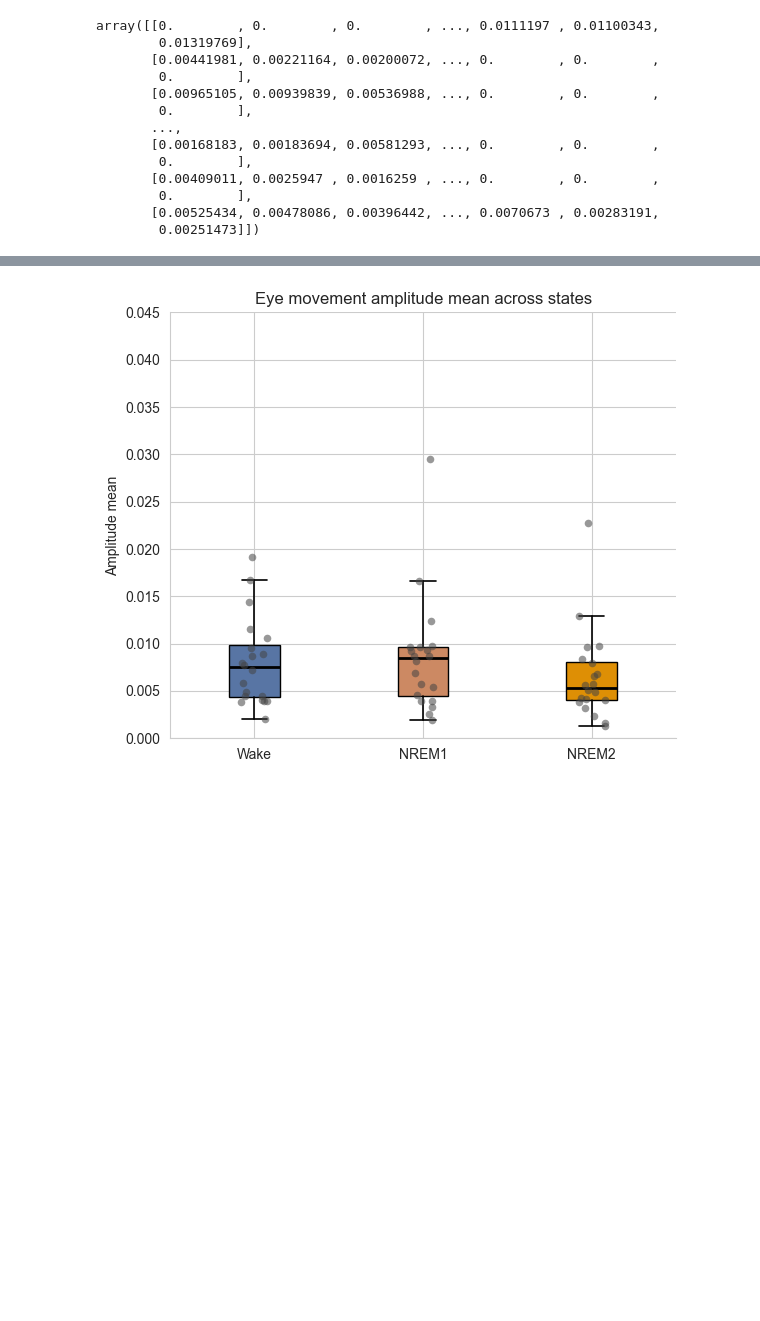
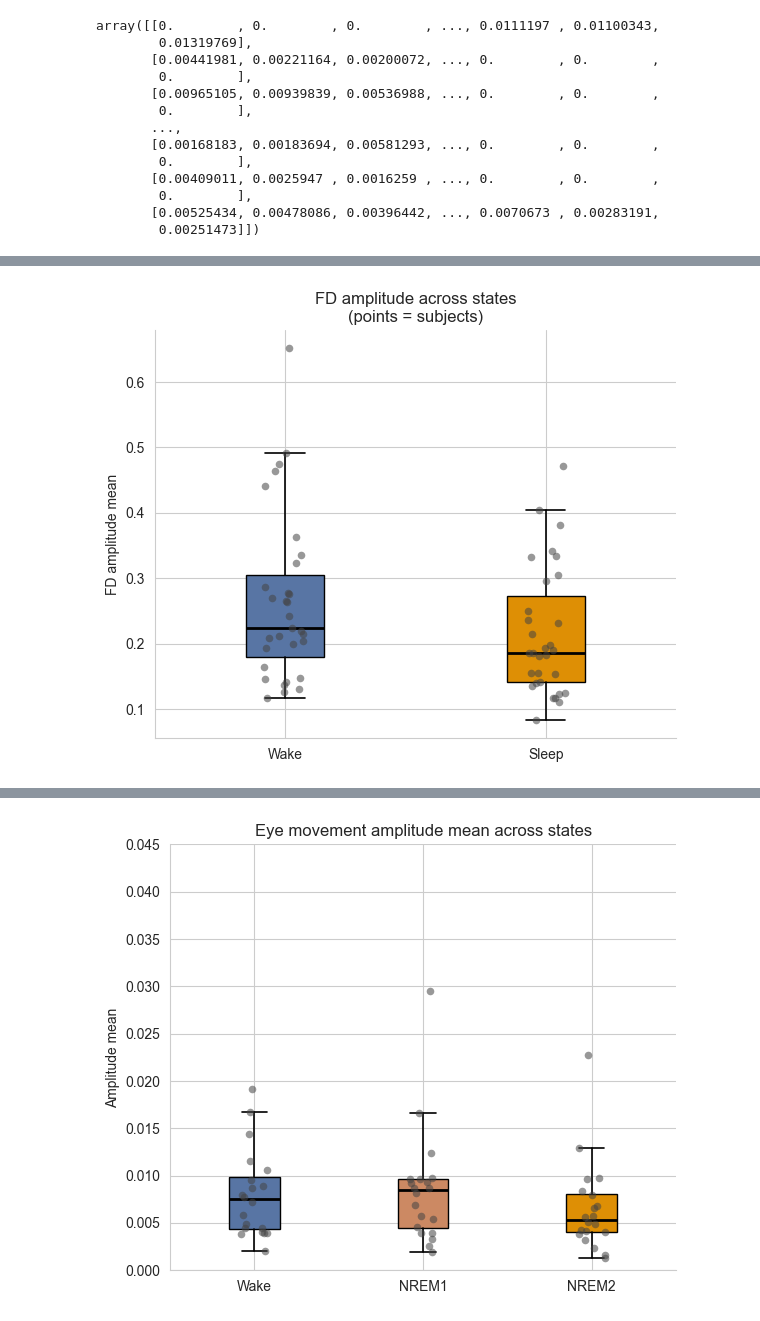
Before and after one commit to BCN-lab/sleepMReye, a Jupyter notebook: sleepmreye/notebooks/mreyemove_state_diffs.ipynb, the cells around one changed output, grey strips where cells are left out. Drawn from its saved outputs; the diff is of its cells as text; code cells hidden in the pictures; blank space fills up the shorter version.

```diff
--- a/sleepmreye/notebooks/mreyemove_state_diffs.ipynb
+++ b/sleepmreye/notebooks/mreyemove_state_diffs.ipynb
@@ -9,7 +9,7 @@ mrio = SleepMRIO(
     tr=2.1,
     task="sleep",
     load_signal=True,
-    desc_add="clean-with-fd-clamped",
+    desc_add="clean",
     ignore_boundary_trs=0,
     load_eog=False,
 )
@@ -98,10 +98,10 @@ for subject in mrio.subjects:
     # For each run, get contiguous sleep and wake blocks,
     # trimming the edge TRs off
     for _, run, run_df in mrio.iter_run_events(subject=subject):
-        eye_signal = run_df["mreyemove"]
+        eye_signal = run_df["conv_framewise_displacement"]
         wake = np.full_like(eye_signal, np.nan)
         wake[run_df[l1]] = eye_signal[run_df[l1]]
-        for block in create_blocks(wake, trim=7):
+        for block in create_blocks(wake, trim=1):
             blocks.append((block, l1))
 
         sleep = np.full_like(eye_signal, np.nan)
@@ -348,9 +145,0 @@ plt.legend()
-# %%
-from collections import defaultdict
-
-lens = defaultdict(list)
-for blocks in subject_blocks.values():
-    for arr, state in blocks:
-        lens[state].append(len(arr))
-
-sum(np.array(lens["S"]) > 10 ) / len(lens["S"])
@@ -1237,0 +1045,78 @@ mean_zs, zs  = permutation_test2(subject_blocks, stat="mean", n_permutations=100
+# %%
+import matplotlib.pyplot as plt
+import numpy as np
+from scipy import stats
+
+def get_state_values(subject_blocks, label, stat):
+    subjects = list(subject_blocks.keys())
+    result = []
+    for s in subjects:
+        blocks = [b for b, l in subject_blocks[s] if l == label]
+        if len(blocks) > 0:
+            result.append((s, stat(np.concatenate(blocks))))
+        else:
+            result.append((s, np.nan))
+    return result  # list of (subject, value) tuples, nan if no data
+
+
+states = {"W": "Wake", "S": "Sleep"}
+colors = {"W": "#5875a4ff", "S": "#de8f05ff"}
+
+for stat, desc in zip([np.mean, np.std], ["mean", "std"]):
+    # Compute per-subject mean for each state
+    state_values = {}
+    for label in states:
+        state_values[label] = {s: v for s, v in get_state_values(subject_blocks, label, stat)}
+
+    fig, ax = plt.subplots(figsize=(6, 5))
+
+    # Boxplots
+    bp = ax.boxplot(
+        [np.array([v for v in state_values[l].values() if not np.isnan(v)]) for l in states],
+        positions=range(2),
+        widths=0.3,
+        patch_artist=True,
+        showfliers=False,
+        medianprops=dict(color='black', linewidth=2),
+        whiskerprops=dict(linewidth=1.2),
+        capprops=dict(linewidth=1.2),
+        flierprops=dict(marker='o', markersize=4, alpha=0.5),
+        zorder=2
+    )
+
+    for patch, label in zip(bp['boxes'], states):
+        patch.set_facecolor(colors[label])
+        patch.set_alpha(1)
+
+    # Per-subject lines
+    # subjects = list(subject_blocks_three_state.keys())
+    # for subject in subjects:
+    #     vals = [(j, state_values[l][subject]) for j, l in enumerate(states)
+    #             if not np.isnan(state_values[l][subject])]
+    #     if len(vals) > 1:
+    #         positions, values = zip(*vals)
+    #         ax.plot(positions, values, color="gray", alpha=0.2, linewidth=0.8, zorder=1)
+
+    # Jittered subject points
+    for j, label in enumerate(states):
+        valid = np.array([v for v in state_values[label].values() if not np.isnan(v)])
+        jitter = np.random.uniform(-0.08, 0.08, len(valid))
+        ax.scatter(
+            np.full(len(valid), j) + jitter,
+            valid,
+            color="#4444448c", alpha=0.55, s=30, zorder=3,
+            edgecolors='white', linewidths=0
+        )
+
+    ax.set_xticks(range(2))
+    ax.set_xticklabels(states.values())
+    ax.set_ylabel(f"FD amplitude {desc}")
+    ax.set_title("FD amplitude across states\n(points = subjects)")
+    # ax.set_ylim(0,0.045)
+    ax.spines[["top", "right"]].set_visible(False)
+
+    plt.tight_layout()
+    plt.show()
+    # fig.savefig(f"/Users/zach/2025_RA/matthias/final images/eye_voxels/{desc}_amplitude_states.svg", dpi=300)
+# %% [output]
+[figure, added]
```
Also changed, not shown: parts of 12 cells of this notebook, 13 other files.
